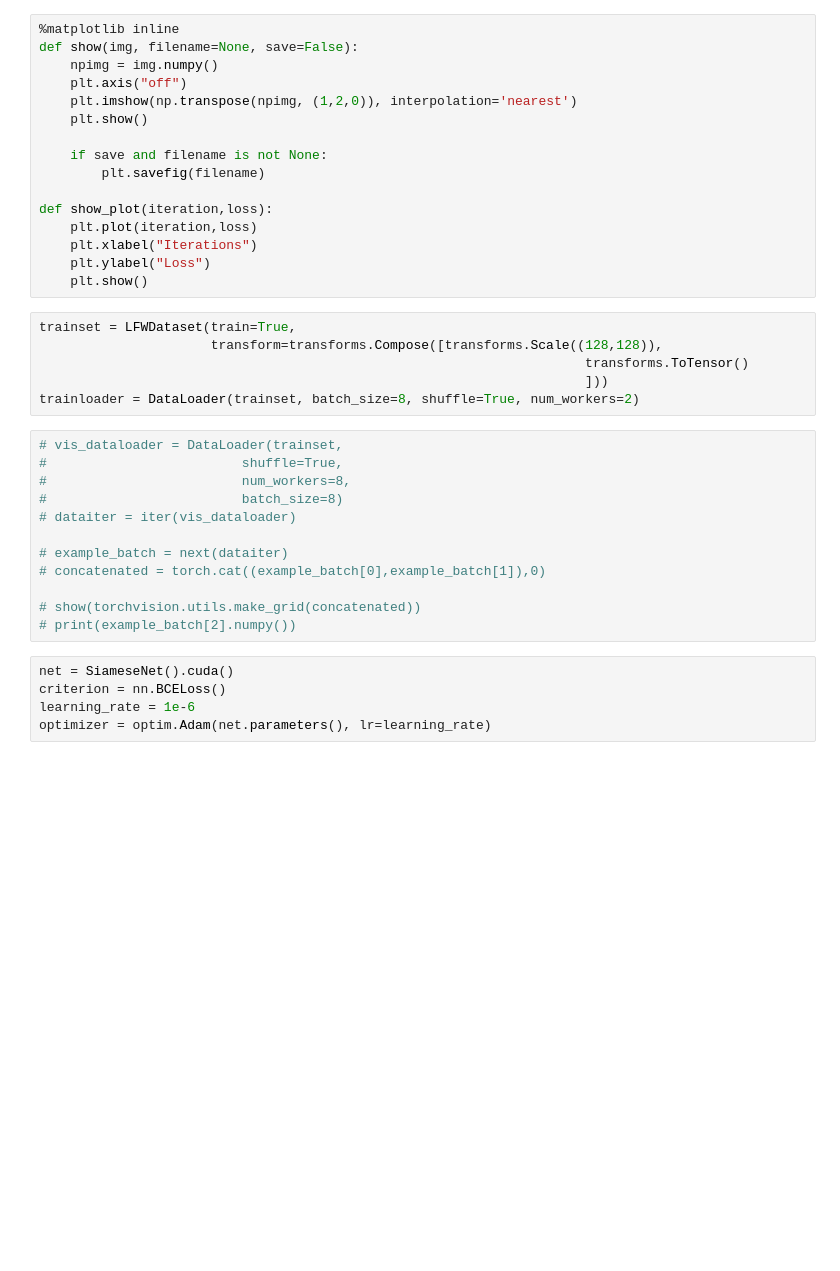
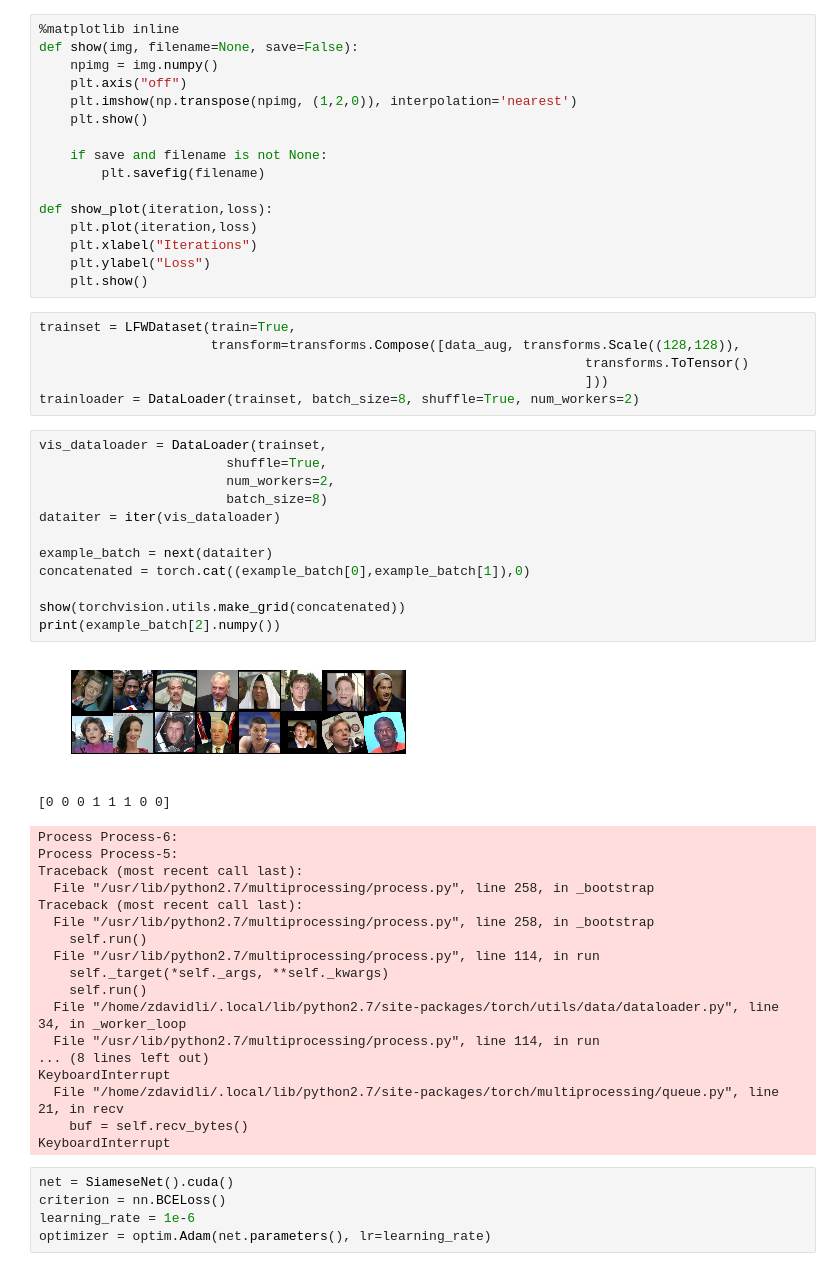
Before and after one commit to zdavidli/siamese-facial-recognition, a Jupyter notebook: hw3.ipynb, the cells around one changed output. Saved outputs shown, nothing was run; the diff lists cells and outputs as text; blank space fills up the shorter version.

Commit message:
data aug done

```diff
--- a/hw3.ipynb
+++ b/hw3.ipynb
@@ -142,22 +87,42 @@ def show_plot(iteration,loss):
     plt.show()
 # %%
 trainset = LFWDataset(train=True,
-                      transform=transforms.Compose([transforms.Scale((128,128)),
+                      transform=transforms.Compose([data_aug, transforms.Scale((128,128)),
                                                                       transforms.ToTensor()
                                                                       ]))
 trainloader = DataLoader(trainset, batch_size=8, shuffle=True, num_workers=2)
 # %%
-# vis_dataloader = DataLoader(trainset,
-#                         shuffle=True,
-#                         num_workers=8,
-#                         batch_size=8)
-# dataiter = iter(vis_dataloader)
+vis_dataloader = DataLoader(trainset,
+                        shuffle=True,
+                        num_workers=2,
+                        batch_size=8)
+dataiter = iter(vis_dataloader)
 
-# example_batch = next(dataiter)
-# concatenated = torch.cat((example_batch[0],example_batch[1]),0)
+example_batch = next(dataiter)
+concatenated = torch.cat((example_batch[0],example_batch[1]),0)
 
-# show(torchvision.utils.make_grid(concatenated))
-# print(example_batch[2].numpy())
+show(torchvision.utils.make_grid(concatenated))
+print(example_batch[2].numpy())
+# %% [output]
+[figure, added]
+[0 0 0 1 1 1 0 0]
+Process Process-6:
+Process Process-5:
+Traceback (most recent call last):
+  File "/usr/lib/python2.7/multiprocessing/process.py", line 258, in _bootstrap
+Traceback (most recent call last):
+  File "/usr/lib/python2.7/multiprocessing/process.py", line 258, in _bootstrap
+    self.run()
+  File "/usr/lib/python2.7/multiprocessing/process.py", line 114, in run
+    self._target(*self._args, **self._kwargs)
+    self.run()
+  File "/home/zdavidli/.local/lib/python2.7/site-packages/torch/utils/data/dataloader.py", line 34, in _worker_loop
+  File "/usr/lib/python2.7/multiprocessing/process.py", line 114, in run
+... (8 lines left out)
+KeyboardInterrupt
+  File "/home/zdavidli/.local/lib/python2.7/site-packages/torch/multiprocessing/queue.py", line 21, in recv
+    buf = self.recv_bytes()
+KeyboardInterrupt
 # %%
 net = SiameseNet().cuda()
 criterion = nn.BCELoss()
```
Also changed, not shown: parts of 10 cells of this notebook, 1 other file.
